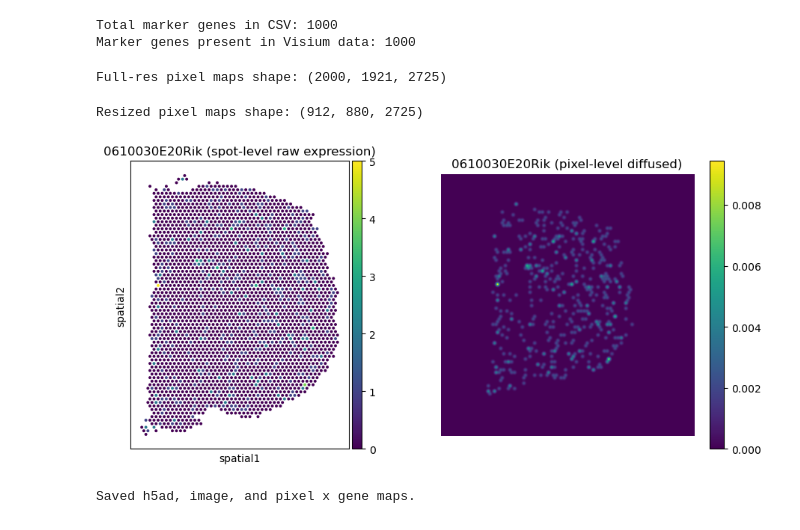
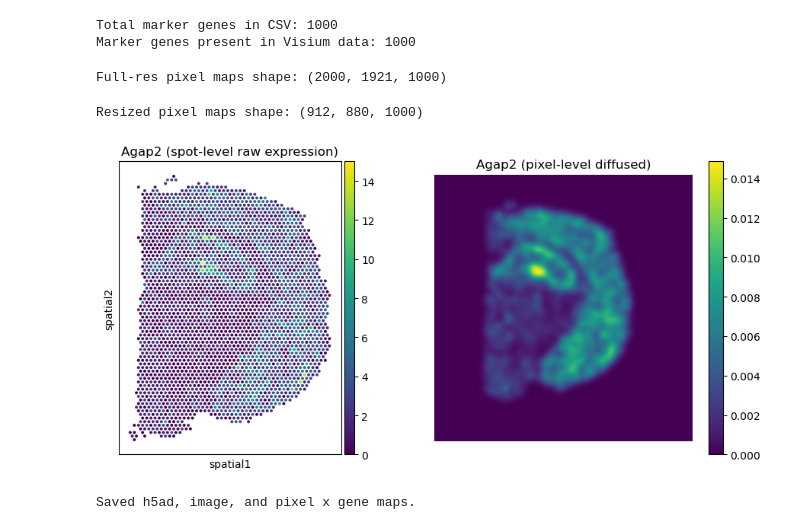
Before and after one commit to smritivaidyanathan/istarc, a Jupyter notebook: notebooks/heat_diffusion_pixel_level_only.ipynb, the cells around one changed output. Saved outputs shown, nothing was run; the diff lists cells and outputs as text; code cells hidden in the pictures.

```diff
--- a/notebooks/heat_diffusion_pixel_level_only.ipynb
+++ b/notebooks/heat_diffusion_pixel_level_only.ipynb
@@ -167,12 +167,12 @@ pixel_maps_full = make_pixel_gene_maps(
     s_hires=s_hires,
     spot_diam_hires=spot_diam_hires,
     spatial_key=spatial_key,
-    sigma_mult=1.2,
+    sigma_mult=3.5,
 )
 
 print("Full-res pixel maps shape:", pixel_maps_full.shape)
 # %% [output]
-Full-res pixel maps shape: (2000, 1921, 2725)
+Full-res pixel maps shape: (2000, 1921, 1000)
 # %%
 # Resize to iSTAR embedding size (912x880) for comparison
 ge_pixel_maps = resize(
@@ -185,7 +185,7 @@ ge_pixel_maps = resize(
 print("Resized pixel maps shape:", ge_pixel_maps.shape)
 # -> (912, 880, 2)
 # %% [output]
-Resized pixel maps shape: (912, 880, 2725)
+Resized pixel maps shape: (912, 880, 1000)
 # %%
 if len(genes_for_pixels) > 0:
     gene = genes_for_pixels[0]
@@ -211,31 +211,33 @@ if len(genes_for_pixels) > 0:
 # %%
 import matplotlib.pyplot as plt
 
-gene = genes_for_pixels[0]
-gidx = 0  # index for this gene in ge_pixel_maps
+
+index = genes_for_pixels.index("Agap2")
+gene = genes_for_pixels[index]
+gidx = index  # index for this gene in ge_pixel_maps
 
 fig, axes = plt.subplots(1, 2, figsize=(12, 5))
 
 # Left: spot-level raw expression
 sq.pl.spatial_scatter(
     adata,
     color=gene,
     img=None,
     spatial_key=spatial_key,
     size=50,
     ax=axes[0],
 )
 axes[0].set_title(f"{gene} (spot-level raw expression)")
 
 # Right: pixel-level diffused map (resized to 912x880)
 im = axes[1].imshow(ge_pixel_maps[:, :, gidx], cmap="viridis")
 axes[1].set_title(f"{gene} (pixel-level diffused)")
 axes[1].axis("off")
 fig.colorbar(im, ax=axes[1])
 
 plt.show()
 # %% [output]
-[figure, old version]
+[figure, new version]
 # %%
 adata.write_h5ad("../data/heat_diffused_datavisium_mouse_brain_heat.h5ad")  # contains raw spots only
 np.save("../data/heat_diffused_data/visium_mouse_brain_img.npy", img_np)
```
Also changed, not shown: parts of 1 cell of this notebook, 1 other file.
